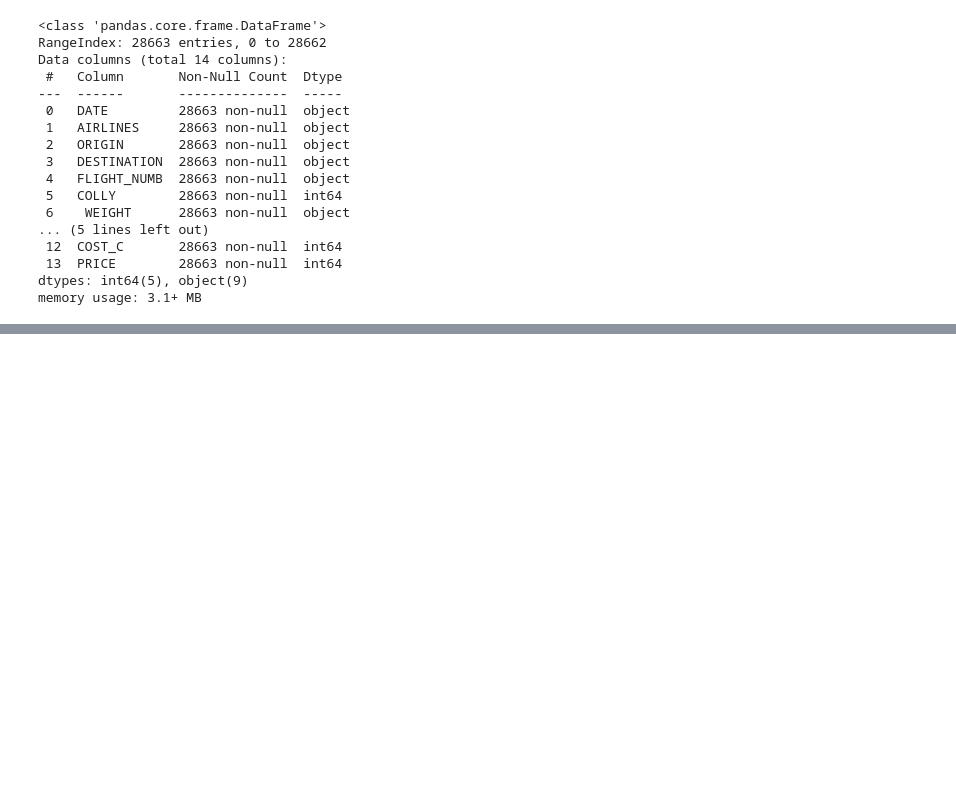
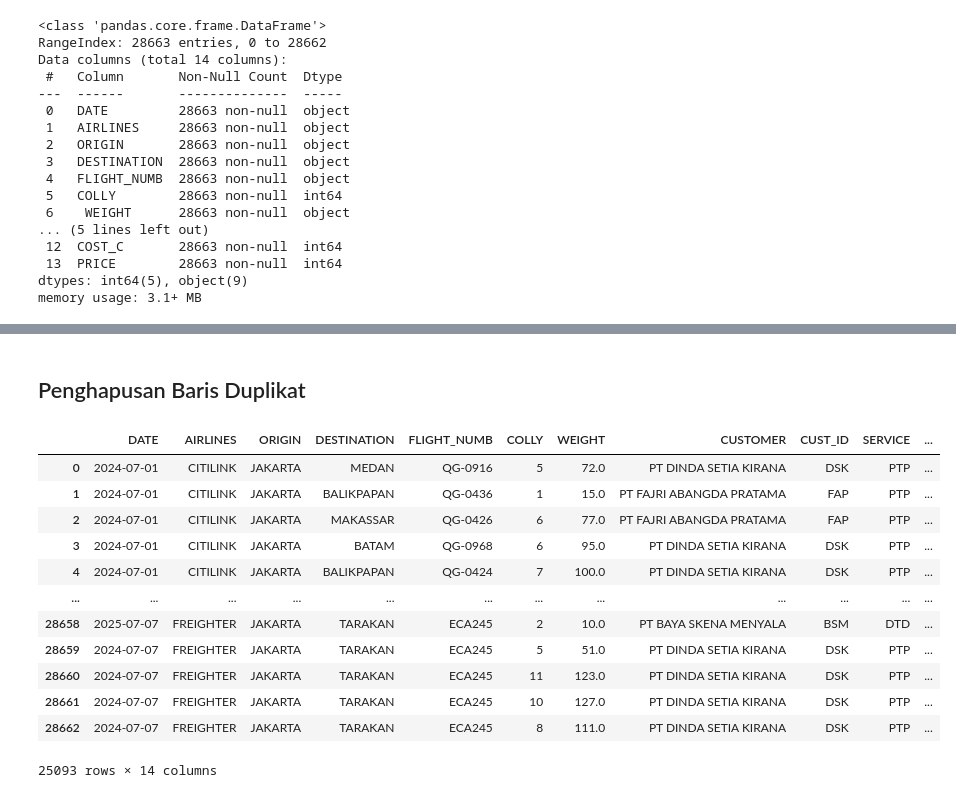
Before and after one commit to Dini15/MarketMetrics, a Jupyter notebook: dini_anggriyani_test.ipynb, the cells around one changed output, grey strips where cells are left out. Saved outputs shown, nothing was run; the diff lists cells and outputs as text; code cells hidden in the pictures; blank space fills up the shorter version.

Commit message:
Data Cleansing on its way

```diff
--- a/dini_anggriyani_test.ipynb
+++ b/dini_anggriyani_test.ipynb
@@ -48,0 +150,4 @@ memory usage: 3.1+ MB
+# %%
+df['WEIGHT'] = df['WEIGHT'].astype(float)
+df['DATE'] = pd.to_datetime(df['DATE'])
+df[['WEIGHT', 'DATE']].info()
@@ -48,0 +164,2 @@ memory usage: 3.1+ MB
+# %%
+df['DATE'] = pd.to_datetime(df['DATE'])
@@ -48,0 +183,8 @@ memory usage: 3.1+ MB
+# %%
+customer_id_target = ['FAP', 'DSK', 'BSM', 'MEG']
+seen = set ()
+
+for index, row in df.iterrows():
+    if row['CUST_ID'] in customer_id_target and row['CUST_ID'] not in seen:
+        print(f"Customer {row['CUST_ID']}: {row['CUSTOMER']}")
+        seen.add(row['CUST_ID'])
@@ -48,0 +201,25 @@ memory usage: 3.1+ MB
+# %%
+def fill_missing(row):
+    if pd.isna(row['CUSTOMER']):
+        if (row['FLIGHT_NUMB'] == 'QG-0978') & (row['CUST_ID'] == 'FAP') & (row['COLLY'] == 9):
+            return "PT FAJRI ABANGDA PRATAMA"
+        if (row['CUST_ID'] == 'DSK'):
+            if ((row['FLIGHT_NUMB'] == 'QG-0684') & (row['COLLY'] == 1) & (row['WEIGHT'] == 11)) or \
+                ((row['FLIGHT_NUMB'] == 'RA-2024') & (row['COLLY'] == 3) & (row['WEIGHT'] == 35)) or \
+                ((row['FLIGHT_NUMB'] == 'ECA245') & (row['COLLY'] == 15) & (row['WEIGHT'] == 150)):
+                    return "PT DINDA SETIA KIRANA"
+        elif (row['CUST_ID'] == 'BSM'):
+            if ((row['FLIGHT_NUMB'] == 'RA-2024') & (row['COLLY'] == 5) & (row['WEIGHT'] == 44)) or \
+                ((row['FLIGHT_NUMB'] == 'RA-2024') & (row['COLLY'] == 5) & (row['WEIGHT'] == 55)) or \
+                ((row['FLIGHT_NUMB'] == 'ECA245') & (row['COLLY'] == 3) & (row['WEIGHT'] == 41)):
+                    return 'PT BAYA SKENA MENYALA'
+        elif (row['CUST_ID'] == 'MEG'):
+            if ((row['FLIGHT_NUMB'] == 'RA-2024') & (row['COLLY'] == 16) & (row['WEIGHT'] == 140)) or \
+                ((row['FLIGHT_NUMB'] == 'RA-2024') & (row['COLLY'] == 2) & (row['WEIGHT'] == 39)):
+                    return "PT PRIMA CAHAYA MEGA"
+    return row['CUSTOMER']
+
+#apply ke kolom 'CUSTOMER'
+df['CUSTOMER'] = df.apply(fill_missing, axis=1)
+
+print(df)
@@ -48,0 +244,19 @@ memory usage: 3.1+ MB
+# %% [markdown]
+## Penghapusan Baris Duplikat
+# %%
+df_clean = df.drop_duplicates()
+df_clean
+# %% [output]
+|  | DATE | AIRLINES | ORIGIN | DESTINATION | FLIGHT_NUMB | COLLY | WEIGHT | CUSTOMER | CUST_ID | SERVICE | ... |
+| 0 | 2024-07-01 | CITILINK | JAKARTA | MEDAN | QG-0916 | 5 | 72.0 | PT DINDA SETIA KIRANA | DSK | PTP | ... |
+| 1 | 2024-07-01 | CITILINK | JAKARTA | BALIKPAPAN | QG-0436 | 1 | 15.0 | PT FAJRI ABANGDA PRATAMA | FAP | PTP | ... |
+| 2 | 2024-07-01 | CITILINK | JAKARTA | MAKASSAR | QG-0426 | 6 | 77.0 | PT FAJRI ABANGDA PRATAMA | FAP | PTP | ... |
+| 3 | 2024-07-01 | CITILINK | JAKARTA | BATAM | QG-0968 | 6 | 95.0 | PT DINDA SETIA KIRANA | DSK | PTP | ... |
+| 4 | 2024-07-01 | CITILINK | JAKARTA | BALIKPAPAN | QG-0424 | 7 | 100.0 | PT DINDA SETIA KIRANA | DSK | PTP | ... |
+| ... | ... | ... | ... | ... | ... | ... | ... | ... | ... | ... | ... |
+| 28658 | 2025-07-07 | FREIGHTER | JAKARTA | TARAKAN | ECA245 | 2 | 10.0 | PT BAYA SKENA MENYALA | BSM | DTD | ... |
+| 28659 | 2024-07-07 | FREIGHTER | JAKARTA | TARAKAN | ECA245 | 5 | 51.0 | PT DINDA SETIA KIRANA | DSK | PTP | ... |
+| 28660 | 2024-07-07 | FREIGHTER | JAKARTA | TARAKAN | ECA245 | 11 | 123.0 | PT DINDA SETIA KIRANA | DSK | PTP | ... |
+| 28661 | 2024-07-07 | FREIGHTER | JAKARTA | TARAKAN | ECA245 | 10 | 127.0 | PT DINDA SETIA KIRANA | DSK | PTP | ... |
+| 28662 | 2024-07-07 | FREIGHTER | JAKARTA | TARAKAN | ECA245 | 8 | 111.0 | PT DINDA SETIA KIRANA | DSK | PTP | ... |
+25093 rows × 14 columns
```
Also changed, not shown: parts of 24 cells of this notebook.
